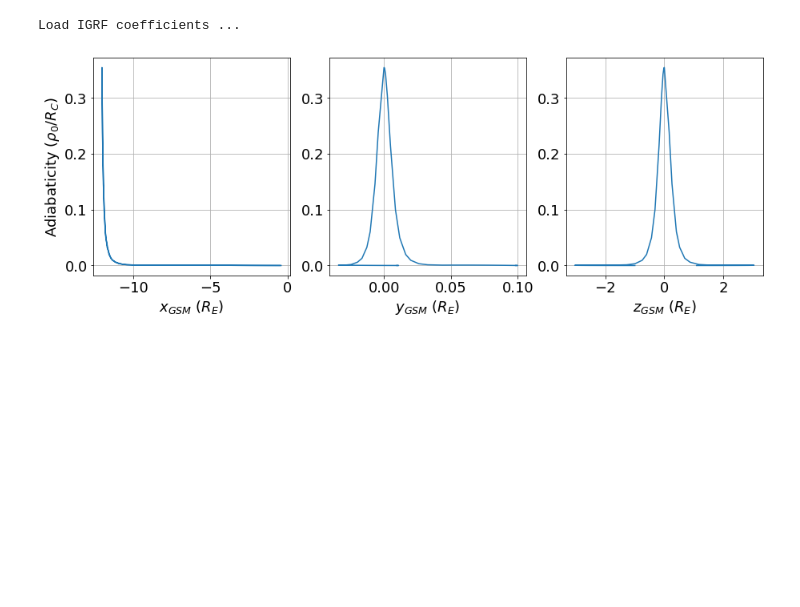
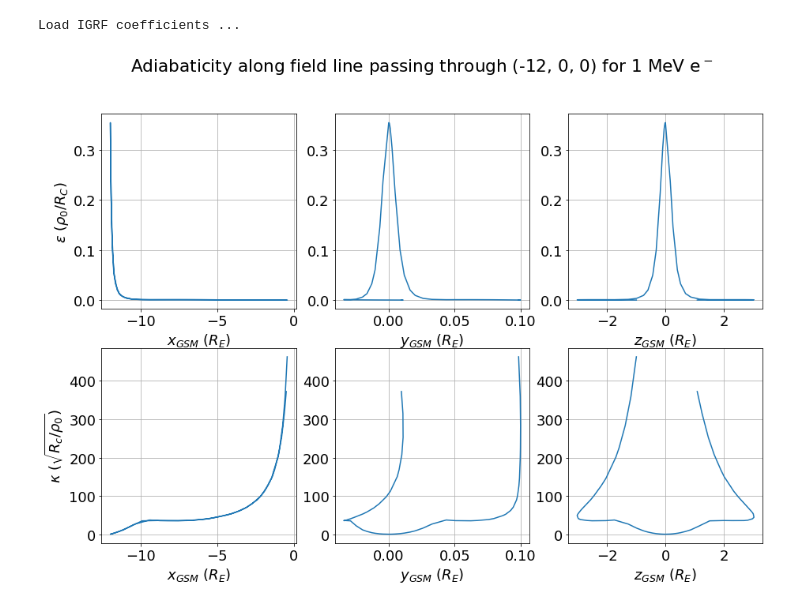
Before and after one commit to zbeever/cpt-solver, a Jupyter notebook: adiabaticity_field_line.ipynb, the cells around one changed output. Saved outputs shown, nothing was run; the diff lists cells and outputs as text; code cells hidden in the pictures; blank space fills up the shorter version.

```diff
--- a/adiabaticity_field_line.ipynb
+++ b/adiabaticity_field_line.ipynb
@@ -20,7 +20,8 @@ solve   = solver(relativistic_boris(e_field, b_field))
 import scipy.constants as sp
 
 rr = field_line(b_field, np.array([-12 * Re, 0, 0]), 1e1)
-adp = np.zeros((len(rr)))
+adp = np.zeros(len(rr))
+kappa = np.zeros(len(rr))
 
 K = 1e6
 
@@ -39,25 +40,45 @@ for i, r in enumerate(rr):
 
     R_c = flc(b_field, r)
     adp[i] = rho_0 / R_c
+    kappa[i] = np.sqrt(R_c / rho_0)
 # %%
-plt.figure(figsize=(15, 5))
+plt.rcParams.update({'font.size': 18})
+fig = plt.figure(figsize=(15, 10))
 
-plt.subplot(131)
+plt.subplot(231)
 plt.plot(rr[:, 0] / Re, adp)
 plt.xlabel(r'$x_{GSM}$ ($R_E$)')
-plt.ylabel(r'Adiabaticity ($\rho_0/R_C$)')
+plt.ylabel(r'$\epsilon$ ($\rho_0/R_C$)')
 plt.grid()
 
-plt.subplot(132)
+plt.subplot(232)
 plt.plot(rr[:, 1] / Re, adp)
 plt.xlabel(r'$y_{GSM}$ ($R_E$)')
 plt.grid()
 
-plt.subplot(133)
+plt.subplot(233)
 plt.plot(rr[:, 2] / Re, adp)
 plt.xlabel(r'$z_{GSM}$ ($R_E$)')
 plt.grid()
 
+plt.subplot(234)
+plt.plot(rr[:, 0] / Re, kappa)
+plt.xlabel(r'$x_{GSM}$ ($R_E$)')
+plt.ylabel(r'$\kappa$ ($\sqrt{R_c/\rho_0}$)')
+plt.grid()
+
+plt.subplot(235)
+plt.plot(rr[:, 1] / Re, kappa)
+plt.xlabel(r'$y_{GSM}$ ($R_E$)')
+plt.grid()
+
+plt.subplot(236)
+plt.plot(rr[:, 2] / Re, kappa)
+plt.xlabel(r'$z_{GSM}$ ($R_E$)')
+plt.grid()
+
+fig.suptitle('Adiabaticity along field line passing through (-12, 0, 0) for 1 MeV e$^-$')
+
 plt.show()
 # %% [output]
-[figure, old version]
+[figure, new version]
```
Also changed, not shown: 6 other files.
